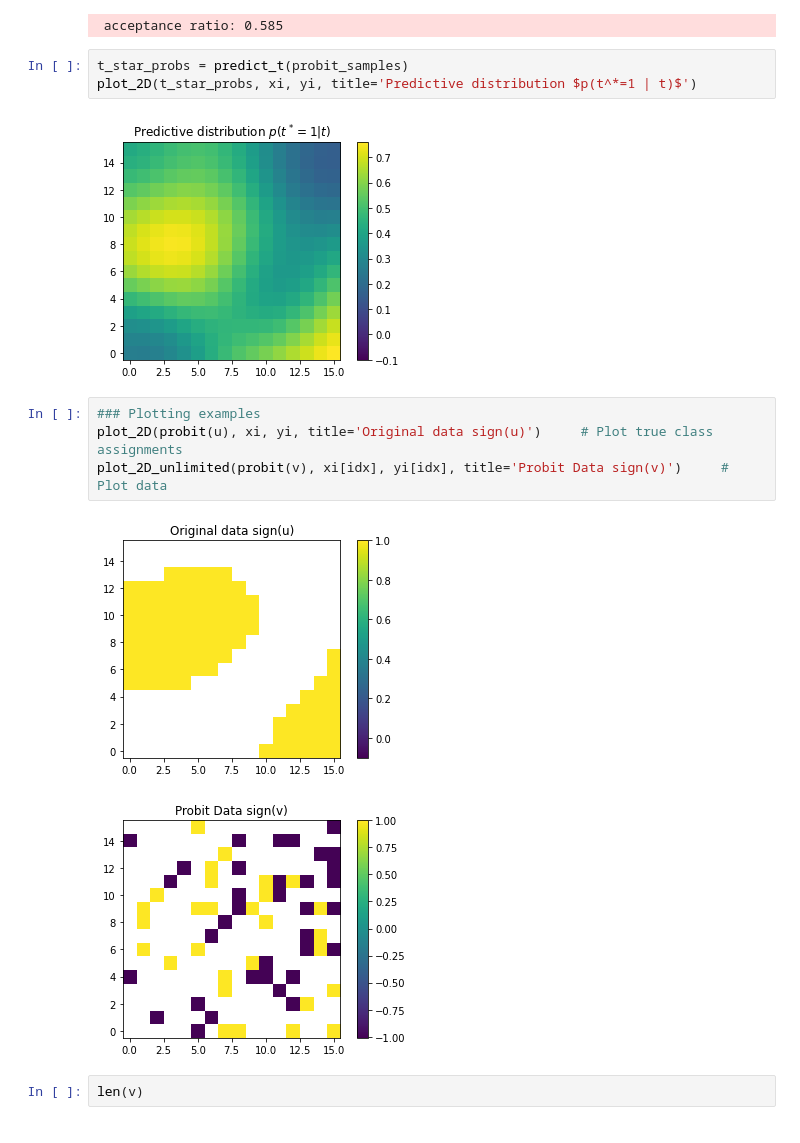
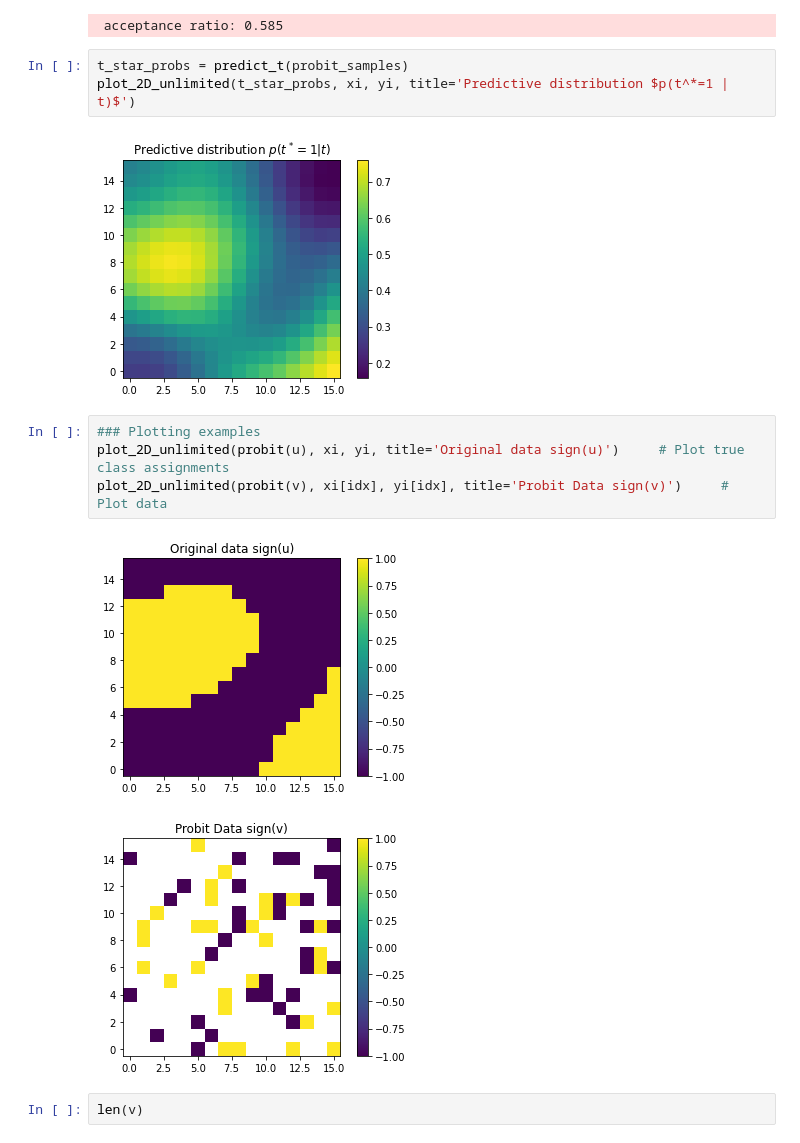
Before and after one commit to LozzaTray/4M24, a Jupyter notebook: code/simulation.ipynb, the cells around one changed output. Saved outputs shown, nothing was run; the diff lists cells and outputs as text.

```diff
--- a/code/simulation.ipynb
+++ b/code/simulation.ipynb
@@ -119,15 +118,15 @@ print("\n acceptance ratio: {}".format(probit_accept))
  acceptance ratio: 0.585
 # %%
 t_star_probs = predict_t(probit_samples)
-plot_2D(t_star_probs, xi, yi, title='Predictive distribution $p(t^*=1 | t)$')
+plot_2D_unlimited(t_star_probs, xi, yi, title='Predictive distribution $p(t^*=1 | t)$')
 # %% [output]
-[figure, old version]
+[figure, new version]
 # %%
 ### Plotting examples
-plot_2D(probit(u), xi, yi, title='Original data sign(u)')     # Plot true class assignments
+plot_2D_unlimited(probit(u), xi, yi, title='Original data sign(u)')     # Plot true class assignments
 plot_2D_unlimited(probit(v), xi[idx], yi[idx], title='Probit Data sign(v)')     # Plot data
 # %% [output]
-[figure, old version]
+[figure, new version]
 [figure]
 # %%
 len(v)
```
Also changed, not shown: parts of 10 cells of this notebook, 7 other files.
